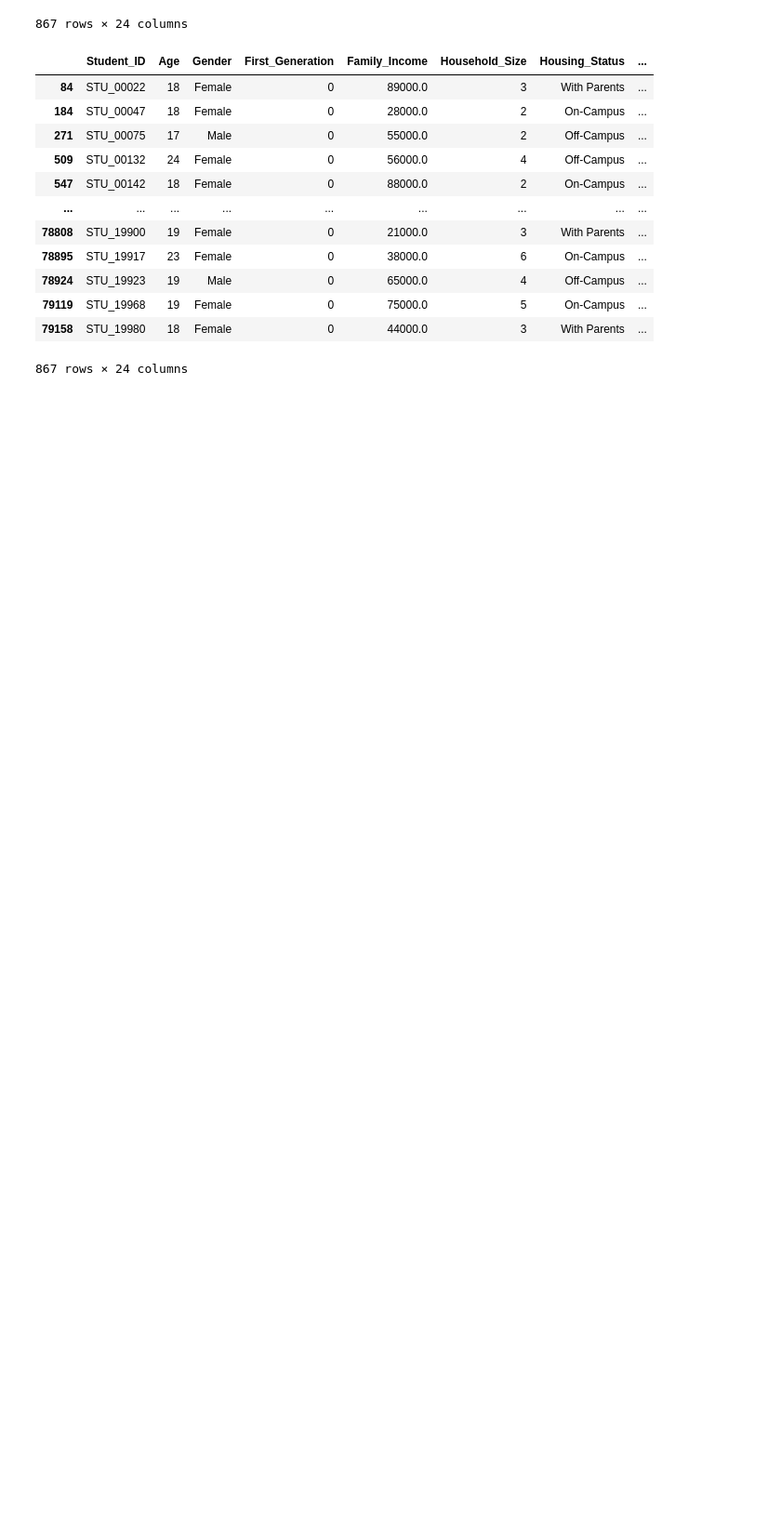
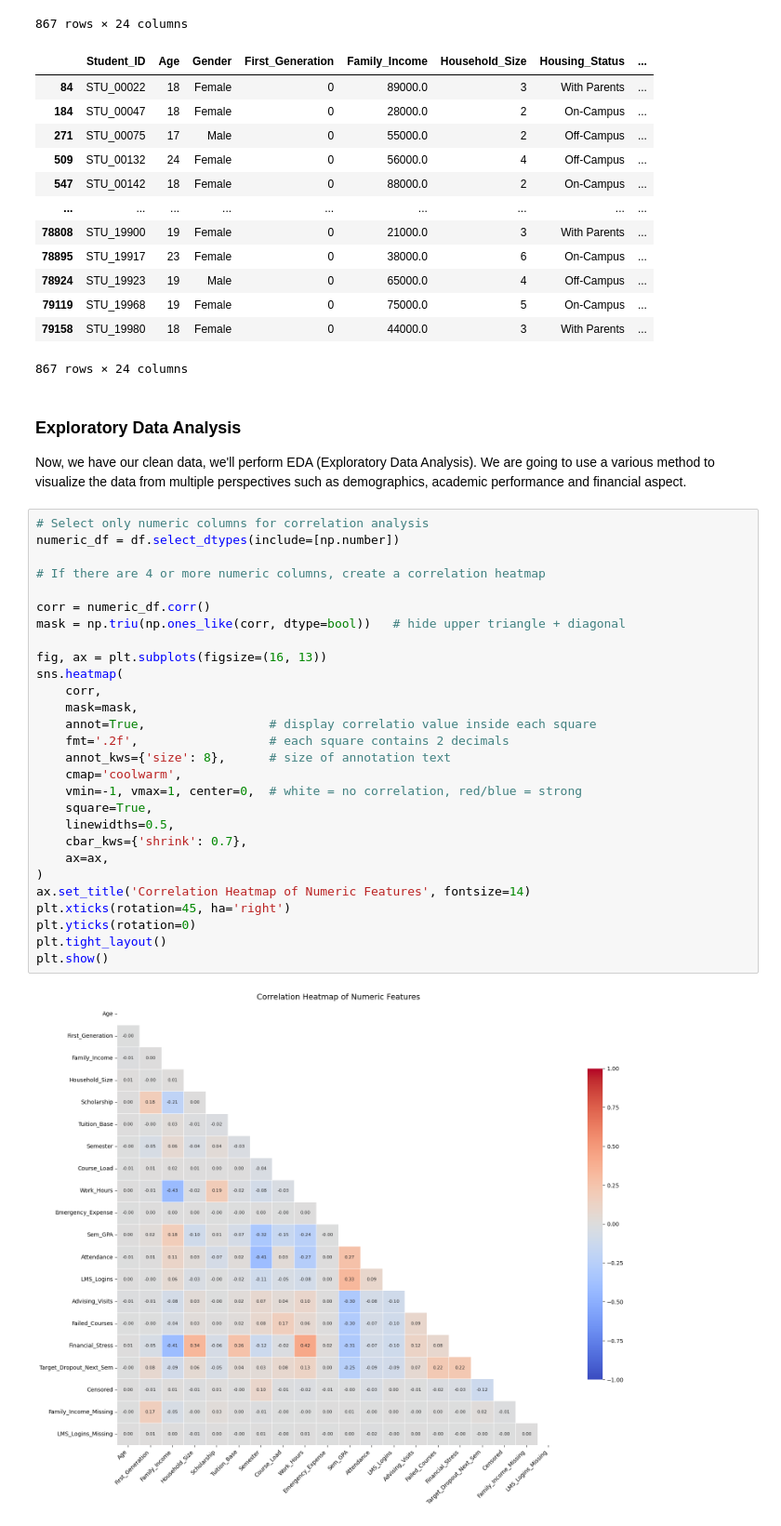
Before and after one commit to mihaighise/student_retention_analysis, a Jupyter notebook: Student_Retention.ipynb, the cells around one changed output. Shown at 93% size. Drawn from its saved outputs; the diff is of its cells as text; blank space fills up the shorter version.

Commit message:
Correlation heat map + analysis on it

```diff
--- a/Student_Retention.ipynb
+++ b/Student_Retention.ipynb
@@ -247,3 +248,37 @@ display(df[df["LMS_Logins_Missing"] > 0])
 | 79119 | STU_19968 | 19 | Female | 0 | 75000.0 | 5 | On-Campus | ... |
 | 79158 | STU_19980 | 18 | Female | 0 | 44000.0 | 3 | With Parents | ... |
 867 rows × 24 columns
+# %% [markdown]
+### Exploratory Data Analysis
+
+Now, we have our clean data, we'll perform EDA (Exploratory Data Analysis). We are going to use a various method to visualize the data from multiple perspectives such as demographics, academic performance and financial aspect.
+# %%
+# Select only numeric columns for correlation analysis
+numeric_df = df.select_dtypes(include=[np.number])
+
+# If there are 4 or more numeric columns, create a correlation heatmap
+
+corr = numeric_df.corr()
+mask = np.triu(np.ones_like(corr, dtype=bool))   # hide upper triangle + diagonal
+
+fig, ax = plt.subplots(figsize=(16, 13))
+sns.heatmap(
+    corr,
+    mask=mask,
+    annot=True,                 # display correlatio value inside each square
+    fmt='.2f',                  # each square contains 2 decimals
+    annot_kws={'size': 8},      # size of annotation text
+    cmap='coolwarm',
+    vmin=-1, vmax=1, center=0,  # white = no correlation, red/blue = strong
+    square=True,
+    linewidths=0.5,
+    cbar_kws={'shrink': 0.7},
+    ax=ax,
+)
+ax.set_title('Correlation Heatmap of Numeric Features', fontsize=14)
+plt.xticks(rotation=45, ha='right')
+plt.yticks(rotation=0)
+plt.tight_layout()
+plt.show()
+# %% [output]
+[figure, added]
```
Also changed, not shown: parts of 2 cells of this notebook.
